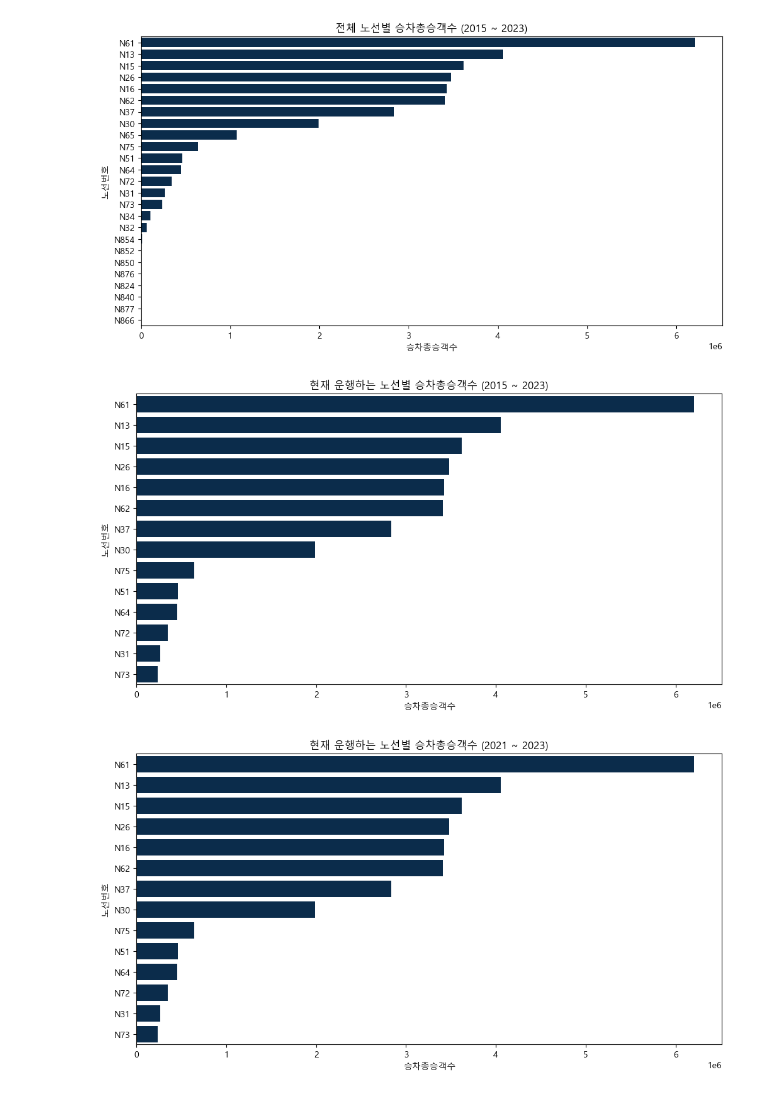
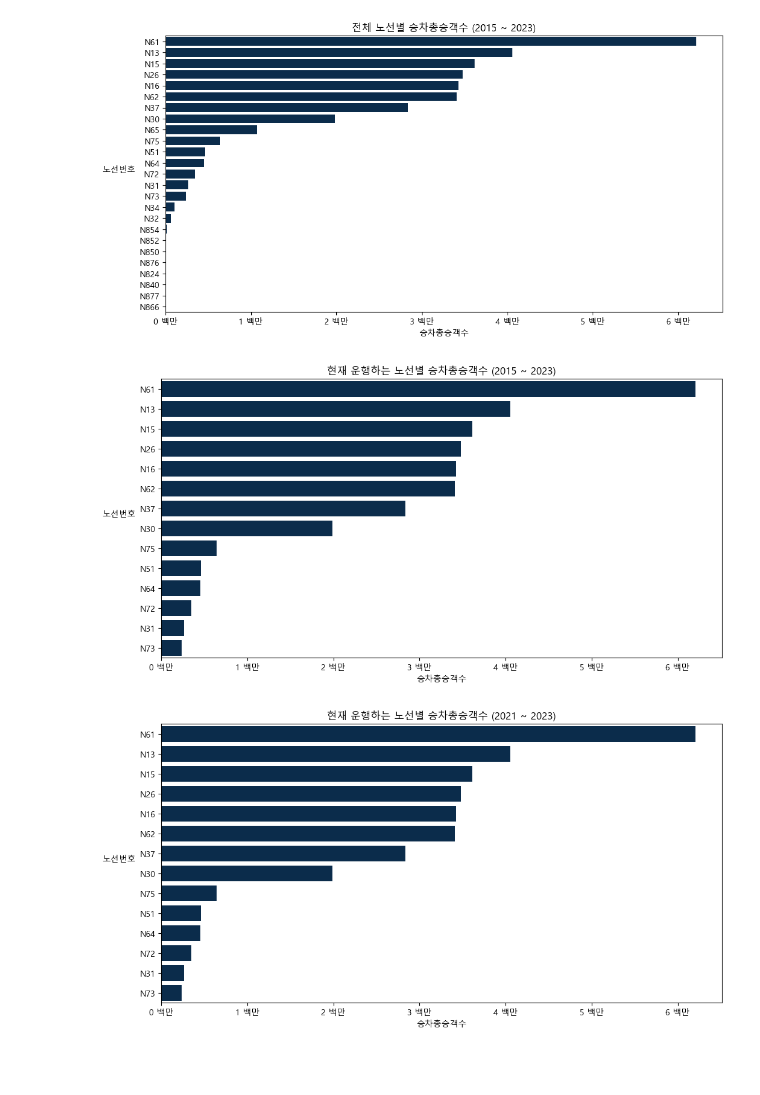
Before and after one commit to YouYeDam/BigData, a Jupyter notebook: NBusLine2.ipynb, the cells around one changed output. Saved outputs shown, nothing was run; the diff lists cells and outputs as text; code cells hidden in the pictures; blank space fills up the shorter version.

```diff
--- a/NBusLine2.ipynb
+++ b/NBusLine2.ipynb
@@ -162,43 +161,52 @@ overall_total_boarding = overall_total_boarding_df.sum(axis=1)
 # 시각화 - 전체 노선번호
 plt.figure(figsize=(12, 6))
 melted_data = overall_total_boarding.reset_index().melt(id_vars='노선번호', var_name='Year', value_name='승차총승객수')
 order = melted_data.groupby('노선번호')['승차총승객수'].sum().sort_values(ascending=False).index
-sns.barplot(x='승차총승객수', y='노선번호', hue='Year', data=melted_data, estimator=sum, palette=['#002D56']*len(melted_data['Year'].unique()), order=order, legend=False)
+ax = sns.barplot(x='승차총승객수', y='노선번호', hue='Year', data=melted_data, estimator=sum, palette=['#002D56']*len(melted_data['Year'].unique()), order=order, legend=False)
 plt.title('전체 노선별 승차총승객수 (2015 ~ 2023)')
 plt.xlabel('승차총승객수')
-plt.ylabel('노선번호')
+plt.ylabel('노선번호', rotation=0, labelpad=25)
 
 # 백만 단위로 표기되게 하는 함수
 def million_formatter(x, pos):
     return f'{x / 1e6:.0f} 백만'
 
-# y축에 백만(M)으로 표기
+# x축에 백만(M)으로 표기
 ax.xaxis.set_major_formatter(FuncFormatter(million_formatter))
+
+# Get the current ticks on the x-axis
+ticks = ax.get_xticks()
+
+# Customize tick labels to include "백만"
+ax.set_xticklabels([f'{tick / 1e6:.0f} 백만' for tick in ticks])
 
 plt.show()
 
 # 모든 노선번호에 대한 합계값 계산 (현재 운행하는 노선만)
 target_overall_total_boarding = target_total_boarding_df.sum(axis=1)
 
 # 시각화 - 현재 운행하는 노선번호만
 plt.figure(figsize=(12, 6))
 melted_target_data = target_overall_total_boarding.reset_index().melt(id_vars='노선번호', var_name='Year', value_name='승차총승객수')
 target_order = melted_target_data.groupby('노선번호')['승차총승객수'].sum().sort_values(ascending=False).index
-sns.barplot(x='승차총승객수', y='노선번호', hue='Year', data=melted_target_data, estimator=sum, palette=['#002D56']*len(melted_target_data['Year'].unique()), order=target_order, legend=False)
+ax = sns.barplot(x='승차총승객수', y='노선번호', hue='Year', data=melted_target_data, estimator=sum, palette=['#002D56']*len(melted_target_data['Year'].unique()), order=target_order, legend=False)
 plt.title('현재 운행하는 노선별 승차총승객수 (2015 ~ 2023)')
 plt.xlabel('승차총승객수')
-plt.ylabel('노선번호')
-
-# Show the plot
-plt.show()
+plt.ylabel('노선번호', rotation=0, labelpad=25)
 
 # 백만 단위로 표기되게 하는 함수
 ax.xaxis.set_major_formatter(FuncFormatter(million_formatter))
 
+# Get the current ticks on the x-axis
+ticks = ax.get_xticks()
+
+# Customize tick labels to include "백만"
+ax.set_xticklabels([f'{tick / 1e6:.0f} 백만' for tick in ticks])
+
 plt.show()
 # %% [output]
-[figure, old version]
+[figure, new version]
-[figure, old version]
+[figure, new version]
 # %%
 import os
 import pandas as pd
@@ -268,24 +276,23 @@ overall_total_boarding = overall_total_boarding_df.sum(axis=1)
 plt.show()
 
 # 모든 노선번호에 대한 합계값 계산 (현재 운행하는 노선만)
+melted_target_data = target_overall_total_boarding.reset_index().melt(id_vars='노선번호', var_name='Year', value_name='승차총승객수')
 plt.figure(figsize=(12, 6))
-melted_target_data = target_overall_total_boarding.reset_index().melt(id_vars='노선번호', var_name='Year', value_name='승차총승객수')
-
-# Create a horizontal bar plot with Seaborn, sorted in descending order, without legend
 target_order = melted_target_data.groupby('노선번호')['승차총승객수'].sum().sort_values(ascending=False).index
-sns.barplot(x='승차총승객수', y='노선번호', hue='Year', data=melted_target_data, estimator=sum, palette=['#002D56']*len(melted_target_data['Year'].unique()), order=target_order, legend=False)
-
-# Customize the plot
+ax = sns.barplot(x='승차총승객수', y='노선번호', hue='Year', data=melted_target_data, estimator=sum, palette=['#002D56']*len(melted_target_data['Year'].unique()), order=target_order, legend=False)
 plt.title('현재 운행하는 노선별 승차총승객수 (2021 ~ 2023)')
 plt.xlabel('승차총승객수')
-plt.ylabel('노선번호')
+plt.ylabel('노선번호', rotation=0, labelpad=25)
 
-# Show the plot
-plt.show()
+def million_formatter(x, pos):
+    return f'{x / 1e6:.0f} 백만'
 
 # 백만 단위로 표기되게 하는 함수
 ax.xaxis.set_major_formatter(FuncFormatter(million_formatter))
 
+# Get the current ticks on the x-axis
+ticks = ax.get_xticks()
+
 plt.show()
 # %% [output]
-[figure, old version]
+[figure, new version]
```
Also changed, not shown: parts of 1 cell of this notebook.
